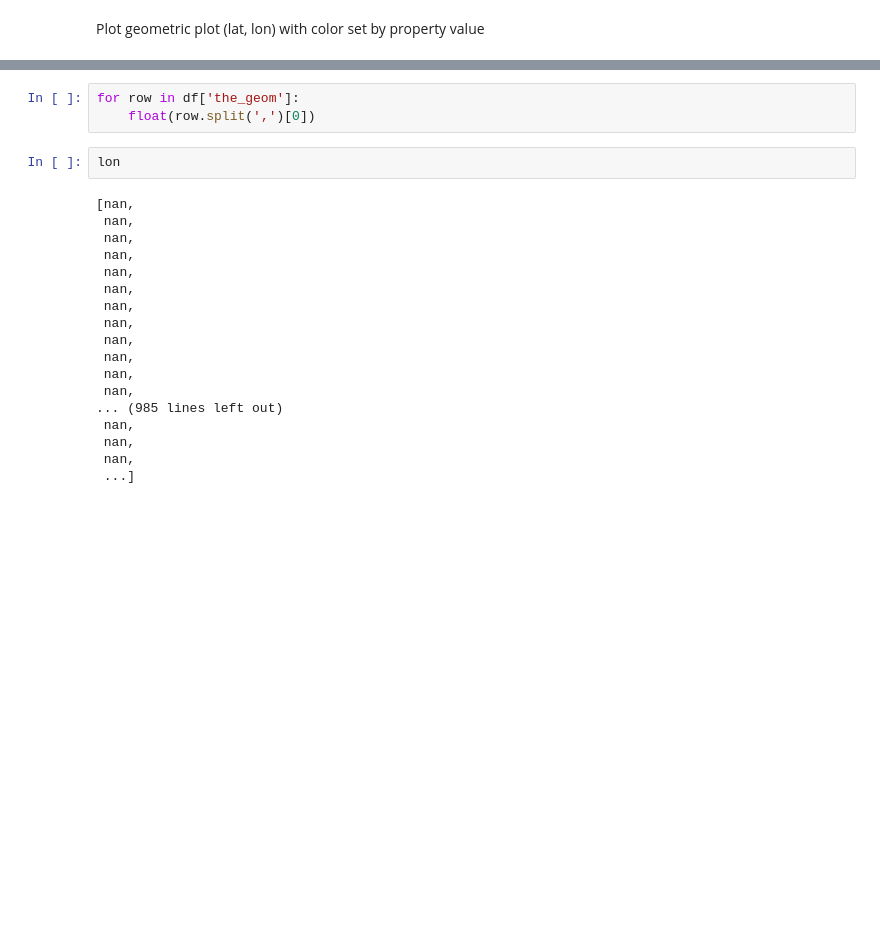
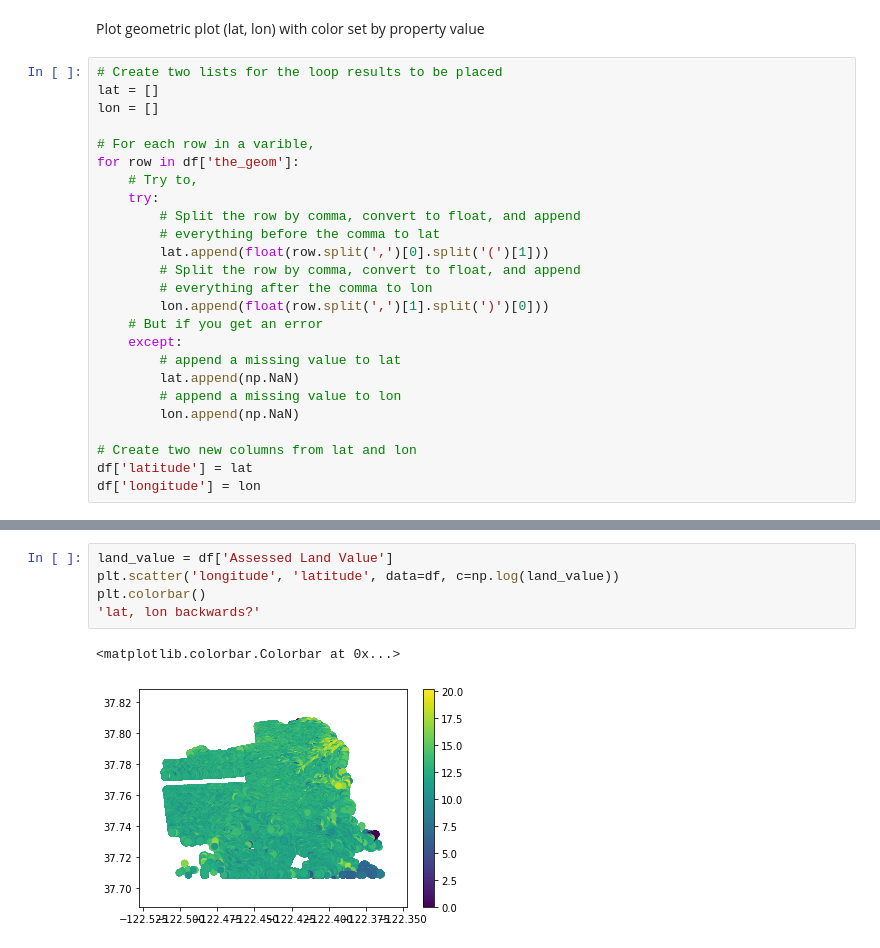
Before and after one commit to daericks/datasf, a Jupyter notebook: notebooks/property_tax_rolls.ipynb, the cells around one changed output, grey strips where cells are left out. Saved outputs shown, nothing was run; the diff lists cells and outputs as text; blank space fills up the shorter version.

```diff
--- a/notebooks/property_tax_rolls.ipynb
+++ b/notebooks/property_tax_rolls.ipynb
@@ -45,4 +58,29 @@ Index(['Closed Roll Year', 'Property Location', 'Parcel Number', 'Block',
       dtype='object')
 # %% [markdown]
 Plot geometric plot (lat, lon) with color set by property value
+# %%
+# Create two lists for the loop results to be placed
+lat = []
+lon = []
+
+# For each row in a varible,
+for row in df['the_geom']:
+    # Try to,
+    try:
+        # Split the row by comma, convert to float, and append
+        # everything before the comma to lat
+        lat.append(float(row.split(',')[0].split('(')[1]))
+        # Split the row by comma, convert to float, and append
+        # everything after the comma to lon
+        lon.append(float(row.split(',')[1].split(')')[0]))
+    # But if you get an error
+    except:
+        # append a missing value to lat
+        lat.append(np.NaN)
+        # append a missing value to lon
+        lon.append(np.NaN)
+
+# Create two new columns from lat and lon
+df['latitude'] = lat
+df['longitude'] = lon
 # %%
@@ -113,23 +101,8 @@ df['longitude'] = lon
-# %%
-for row in df['the_geom']:
-    float(row.split(',')[0])
-# %%
-lon
-# %% [output]
-[nan,
- nan,
- nan,
- nan,
- nan,
- nan,
- nan,
- nan,
- nan,
- nan,
- nan,
- nan,
-... (985 lines left out)
- nan,
- nan,
- nan,
- ...]
+# %%
+land_value = df['Assessed Land Value']
+plt.scatter('longitude', 'latitude', data=df, c=np.log(land_value))
+plt.colorbar()
+'lat, lon backwards?'
+# %% [output]
+<matplotlib.colorbar.Colorbar at 0x...>
+[figure, added]
```
Also changed, not shown: parts of 10 cells of this notebook.
